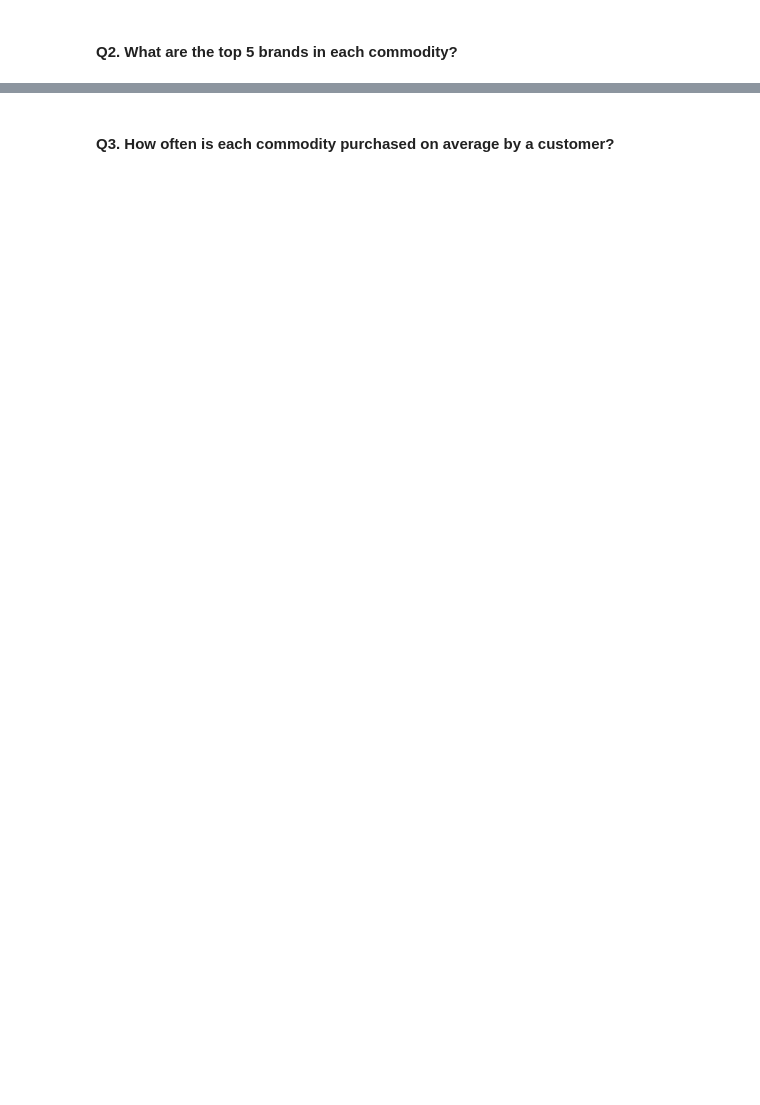
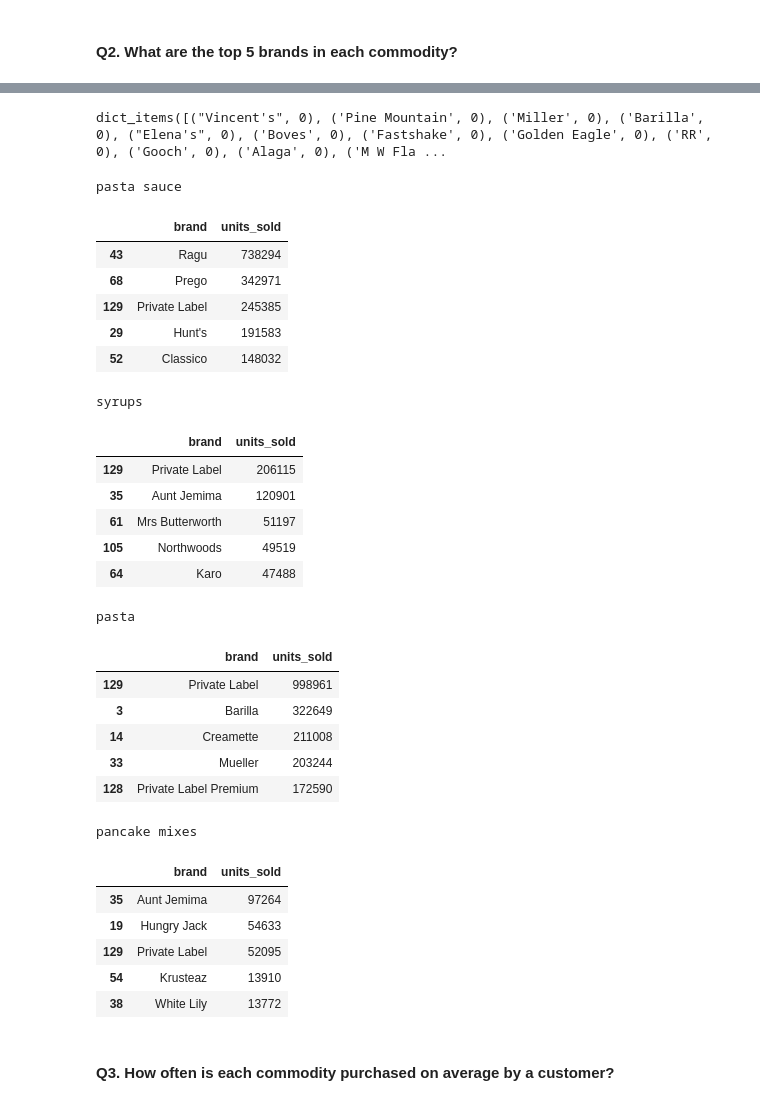
Before and after one commit to christianeckert03/carbo_loading_test, a Jupyter notebook: Live Coding Test (Carbo Loading).ipynb, the cells around one changed output, grey strips where cells are left out. Saved outputs shown, nothing was run; the diff lists cells and outputs as text; code cells hidden in the pictures; blank space fills up the shorter version.

```diff
--- a/Live Coding Test (Carbo Loading).ipynb
+++ b/Live Coding Test (Carbo Loading).ipynb
@@ -157,2 +224,55 @@ brands = product2.value_counts('brand').index.tolist
+# %%
+# First, we build a dictionary for the brands.
+brands = dict.fromkeys(product2.brand.unique().tolist(), 0)
+brands.items()
+# %% [output]
+dict_items([("Vincent's", 0), ('Pine Mountain', 0), ('Miller', 0), ('Barilla', 0), ("Elena's", 0), ('Boves', 0), ('Fastshake', 0), ('Golden Eagle', 0), ('RR', 0), ('Gooch', 0), ('Alaga', 0), ('M W Fla ...
+# %%
+# Now we iterate over the commodities similar to Q1. We're using sum() for this.
+
+for i in commodities:
+    comm_temp = product2.loc[i]
+    comm_temp.set_index('brand', inplace=True)
+
+    # We need to watch out for key errors on this one. And we have to initialize brands.
+    brands = dict.fromkeys(product2.brand.unique().tolist(), 0)
+    for j in brands:
+        try:
+            brands[j] += comm_temp.loc[j].units_sold.sum()
+        except KeyError:
+            continue
+
+    x = pd.DataFrame(list(brands.items()),columns = ['brand','units_sold'])
+    print(i)
+    display(x.sort_values(by=['units_sold'], ascending=False).head())
+# %% [output]
+pasta sauce
+|  | brand | units_sold |
+| 43 | Ragu | 738294 |
+| 68 | Prego | 342971 |
+| 129 | Private Label | 245385 |
+| 29 | Hunt's | 191583 |
+| 52 | Classico | 148032 |
+syrups
+|  | brand | units_sold |
+| 129 | Private Label | 206115 |
+| 35 | Aunt Jemima | 120901 |
+| 61 | Mrs Butterworth | 51197 |
+| 105 | Northwoods | 49519 |
+| 64 | Karo | 47488 |
+pasta
+|  | brand | units_sold |
+| 129 | Private Label | 998961 |
+| 3 | Barilla | 322649 |
+| 14 | Creamette | 211008 |
+| 33 | Mueller | 203244 |
+| 128 | Private Label Premium | 172590 |
+pancake mixes
+|  | brand | units_sold |
+| 35 | Aunt Jemima | 97264 |
+| 19 | Hungry Jack | 54633 |
+| 129 | Private Label | 52095 |
+| 54 | Krusteaz | 13910 |
+| 38 | White Lily | 13772 |
 # %% [markdown]
 #### Q3. How often is each commodity purchased on average by a customer?
```
Also changed, not shown: parts of 22 cells of this notebook.
